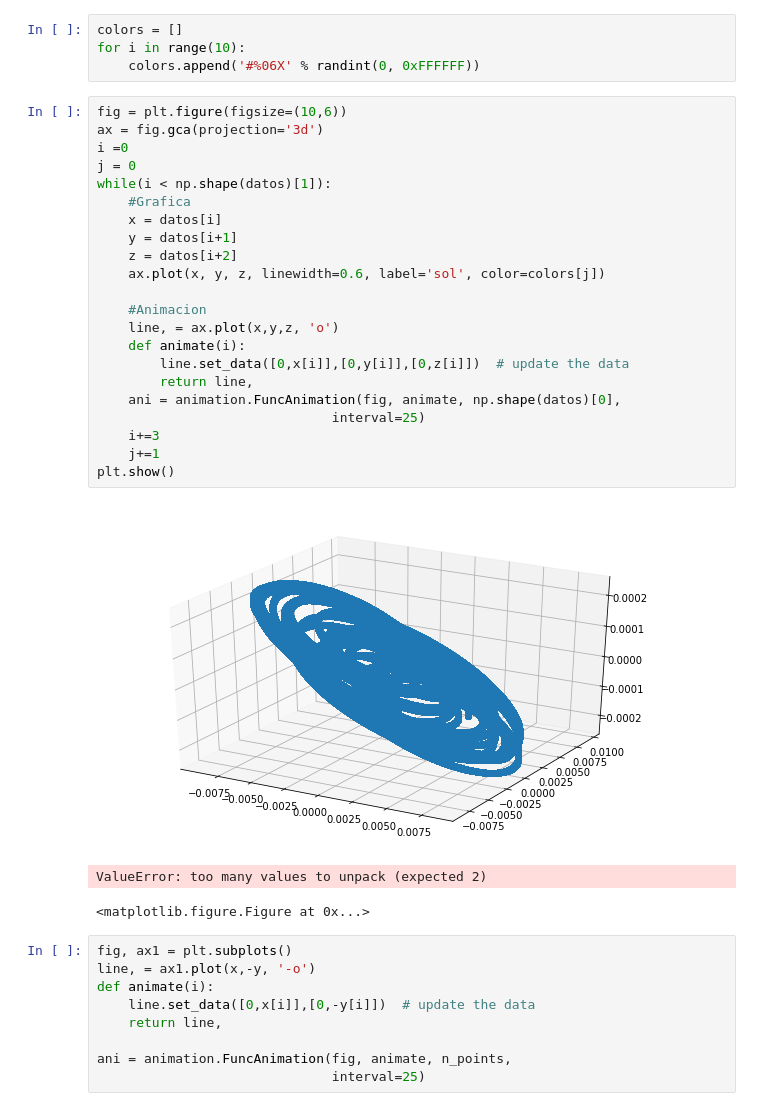
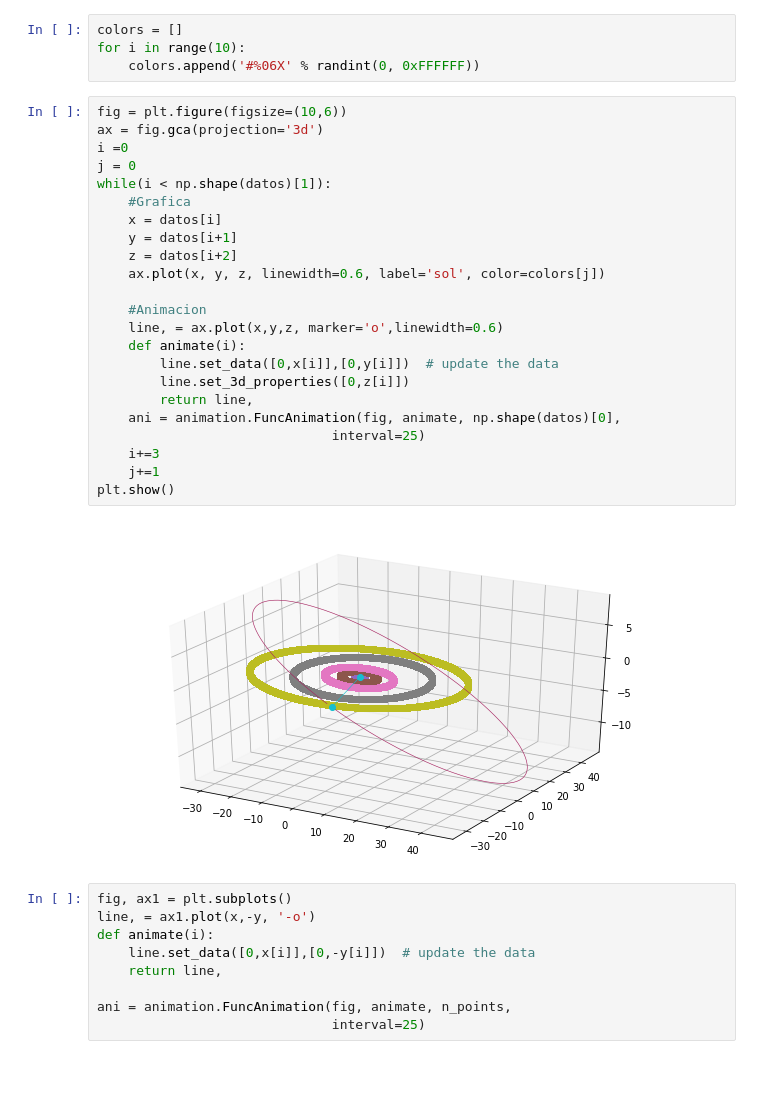
Before and after one commit to daavera/METODOS, a Jupyter notebook: Clases/TAREA_3/PLANETAS/Untitled.ipynb, the cells around one changed output. Drawn from its saved outputs; the diff is of its cells as text; blank space fills up the shorter version.

```diff
--- a/Clases/TAREA_3/PLANETAS/Untitled.ipynb
+++ b/Clases/TAREA_3/PLANETAS/Untitled.ipynb
@@ -36,29 +36,28 @@ for i in range(10):
 # %%
 fig = plt.figure(figsize=(10,6))
 ax = fig.gca(projection='3d')
 i =0
 j = 0
 while(i < np.shape(datos)[1]):
     #Grafica
     x = datos[i]
     y = datos[i+1]
     z = datos[i+2]
     ax.plot(x, y, z, linewidth=0.6, label='sol', color=colors[j])
 
     #Animacion
-    line, = ax.plot(x,y,z, 'o')
+    line, = ax.plot(x,y,z, marker='o',linewidth=0.6)
     def animate(i):
-        line.set_data([0,x[i]],[0,y[i]],[0,z[i]])  # update the data
+        line.set_data([0,x[i]],[0,y[i]])  # update the data
+        line.set_3d_properties([0,z[i]])
         return line,
     ani = animation.FuncAnimation(fig, animate, np.shape(datos)[0],
                               interval=25)
     i+=3
     j+=1
 plt.show()
 # %% [output]
-[figure, old version]
+[figure, new version]
-ValueError: too many values to unpack (expected 2)
-<matplotlib.figure.Figure at 0x...>
 # %%
 fig, ax1 = plt.subplots()
 line, = ax1.plot(x,-y, '-o')
```
Also changed, not shown: 52 other files.
